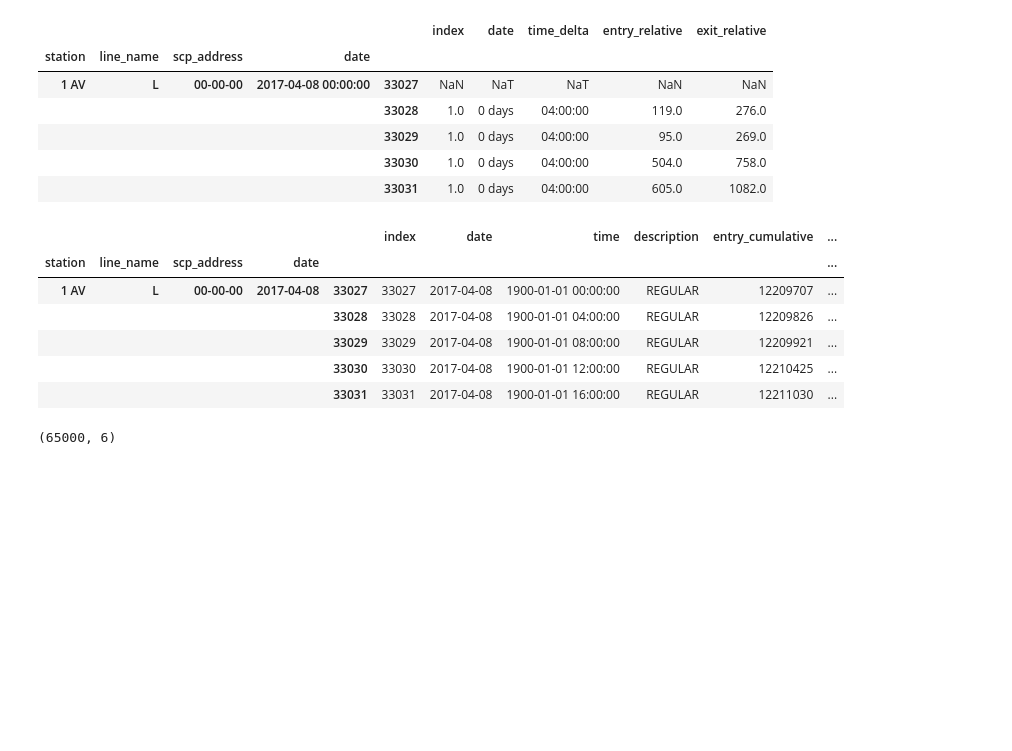
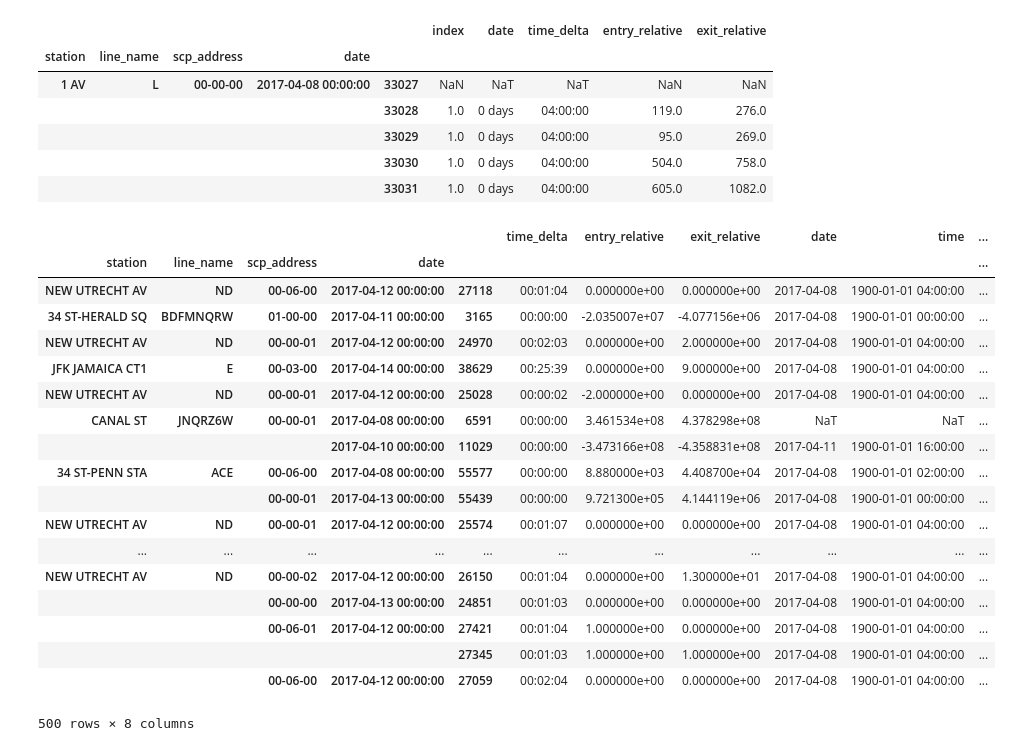
Before and after one commit to jeremyrchow/metis_proj_1, a Jupyter notebook: processed_data/DifferencesNotebook.ipynb, the cells around one changed output. Saved outputs shown, nothing was run; the diff lists cells and outputs as text; code cells hidden in the pictures; blank space fills up the shorter version.

```diff
--- a/processed_data/DifferencesNotebook.ipynb
+++ b/processed_data/DifferencesNotebook.ipynb
@@ -157,13 +155,3 @@ df_differences.head()
 |  |  |  |  | 33029 | 1.0 | 0 days | 04:00:00 | 95.0 | 269.0 |
 |  |  |  |  | 33030 | 1.0 | 0 days | 04:00:00 | 504.0 | 758.0 |
 |  |  |  |  | 33031 | 1.0 | 0 days | 04:00:00 | 605.0 | 1082.0 |
-# %%
-df_sample_with_deltas.head()
-# %% [output]
-|  |  |  |  |  | index | date | time | description | entry_cumulative | ... |
-| station | line_name | scp_address | date |  |  |  |  |  |  | ... |
-| 1 AV | L | 00-00-00 | 2017-04-08 | 33027 | 33027 | 2017-04-08 | 1900-01-01 00:00:00 | REGULAR | 12209707 | ... |
-|  |  |  |  | 33028 | 33028 | 2017-04-08 | 1900-01-01 04:00:00 | REGULAR | 12209826 | ... |
-|  |  |  |  | 33029 | 33029 | 2017-04-08 | 1900-01-01 08:00:00 | REGULAR | 12209921 | ... |
-|  |  |  |  | 33030 | 33030 | 2017-04-08 | 1900-01-01 12:00:00 | REGULAR | 12210425 | ... |
-|  |  |  |  | 33031 | 33031 | 2017-04-08 | 1900-01-01 16:00:00 | REGULAR | 12211030 | ... |
@@ -170,6 +160,25 @@ df_sample_with_deltas.head()
 # %%
-# df_outliers_sample=df_sample.loc[(df_sample['time_delta'] != dt.timedelta(days=-1,hours=4)) & (df_sample['time_delta'] != dt.timedelta(hours = 4))]
+df_outliers_sample=df_sample_with_deltas.loc[(df_sample_with_deltas['time_delta'] != dt.timedelta(days=-1,hours=4)) &\
+                                             (df_sample_with_deltas['time_delta'] != dt.timedelta(hours = 4))]
-# %%
-df_outliers_sample.shape
-# %% [output]
-(65000, 6)
+# %%
+df_outliers_sample.sample(500)
+# %% [output]
+|  |  |  |  |  | time_delta | entry_relative | exit_relative | date | time | ... |
+| station | line_name | scp_address | date |  |  |  |  |  |  | ... |
+| NEW UTRECHT AV | ND | 00-06-00 | 2017-04-12 00:00:00 | 27118 | 00:01:04 | 0.000000e+00 | 0.000000e+00 | 2017-04-08 | 1900-01-01 04:00:00 | ... |
+| 34 ST-HERALD SQ | BDFMNQRW | 01-00-00 | 2017-04-11 00:00:00 | 3165 | 00:00:00 | -2.035007e+07 | -4.077156e+06 | 2017-04-08 | 1900-01-01 00:00:00 | ... |
+| NEW UTRECHT AV | ND | 00-00-01 | 2017-04-12 00:00:00 | 24970 | 00:02:03 | 0.000000e+00 | 2.000000e+00 | 2017-04-08 | 1900-01-01 04:00:00 | ... |
+| JFK JAMAICA CT1 | E | 00-03-00 | 2017-04-14 00:00:00 | 38629 | 00:25:39 | 0.000000e+00 | 9.000000e+00 | 2017-04-08 | 1900-01-01 04:00:00 | ... |
+| NEW UTRECHT AV | ND | 00-00-01 | 2017-04-12 00:00:00 | 25028 | 00:00:02 | -2.000000e+00 | 0.000000e+00 | 2017-04-08 | 1900-01-01 04:00:00 | ... |
+| CANAL ST | JNQRZ6W | 00-00-01 | 2017-04-08 00:00:00 | 6591 | 00:00:00 | 3.461534e+08 | 4.378298e+08 | NaT | NaT | ... |
+|  |  |  | 2017-04-10 00:00:00 | 11029 | 00:00:00 | -3.473166e+08 | -4.358831e+08 | 2017-04-11 | 1900-01-01 16:00:00 | ... |
+| 34 ST-PENN STA | ACE | 00-06-00 | 2017-04-08 00:00:00 | 55577 | 00:00:00 | 8.880000e+03 | 4.408700e+04 | 2017-04-08 | 1900-01-01 02:00:00 | ... |
+|  |  | 00-00-01 | 2017-04-13 00:00:00 | 55439 | 00:00:00 | 9.721300e+05 | 4.144119e+06 | 2017-04-08 | 1900-01-01 00:00:00 | ... |
+| NEW UTRECHT AV | ND | 00-00-01 | 2017-04-12 00:00:00 | 25574 | 00:01:07 | 0.000000e+00 | 0.000000e+00 | 2017-04-08 | 1900-01-01 04:00:00 | ... |
+| ... | ... | ... | ... | ... | ... | ... | ... | ... | ... | ... |
+| NEW UTRECHT AV | ND | 00-00-02 | 2017-04-12 00:00:00 | 26150 | 00:01:04 | 0.000000e+00 | 1.300000e+01 | 2017-04-08 | 1900-01-01 04:00:00 | ... |
+|  |  | 00-00-00 | 2017-04-13 00:00:00 | 24851 | 00:01:03 | 0.000000e+00 | 0.000000e+00 | 2017-04-08 | 1900-01-01 04:00:00 | ... |
+|  |  | 00-06-01 | 2017-04-12 00:00:00 | 27421 | 00:01:04 | 1.000000e+00 | 0.000000e+00 | 2017-04-08 | 1900-01-01 04:00:00 | ... |
+|  |  |  |  | 27345 | 00:01:03 | 1.000000e+00 | 1.000000e+00 | 2017-04-08 | 1900-01-01 04:00:00 | ... |
+|  |  | 00-06-00 | 2017-04-12 00:00:00 | 27059 | 00:02:04 | 0.000000e+00 | 0.000000e+00 | 2017-04-08 | 1900-01-01 04:00:00 | ... |
+500 rows × 8 columns
```
Also changed, not shown: parts of 8 cells of this notebook.
